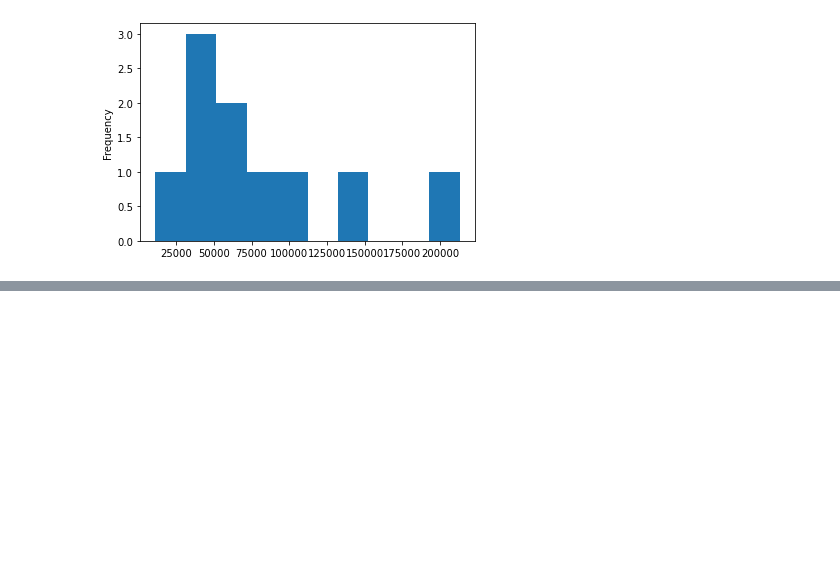
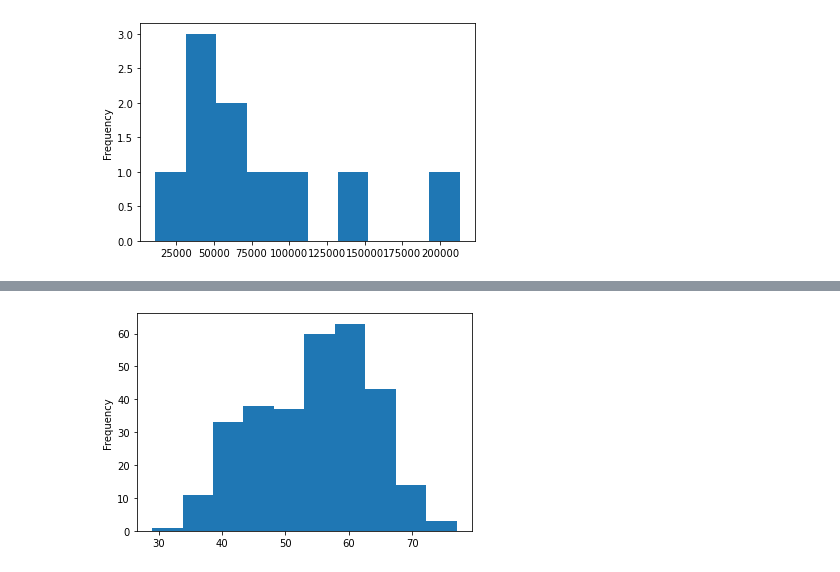
Before and after one commit to liwangcherish/learning-notes-Complete-A.I.-Machine-Learning-Data-Science-Bootcamp, a Jupyter notebook: Matplotlib Plotting and Data Visualization.ipynb, the cells around one changed output, grey strips where cells are left out. Saved outputs shown, nothing was run; the diff lists cells and outputs as text; code cells hidden in the pictures; blank space fills up the shorter version.

```diff
--- a/Matplotlib Plotting and Data Visualization.ipynb
+++ b/Matplotlib Plotting and Data Visualization.ipynb
@@ -398,0 +408,9 @@ car_sales["Odometer (KM)"].plot.hist();
+# %%
+# let's try on another dataset
+
+# specify the file path
+path = '/Users/babilibabyli/Documents/ds/sample_project/zero-to-mastery-ml-master/learning-notes-Complete-A.I.-Machine-Learning-Data-Science-Bootcamp/data/heart-disease.csv'
+
+# read the csv file
+heart_disease = pd.read_csv(path)
+heart_disease
@@ -398,0 +431,5 @@ car_sales["Odometer (KM)"].plot.hist();
+# %%
+# create a histogram of age
+heart_disease["age"].plot.hist(bins = 10);
+# %% [output]
+[figure, added]
```
Also changed, not shown: parts of 17 cells of this notebook, 2 other files.
